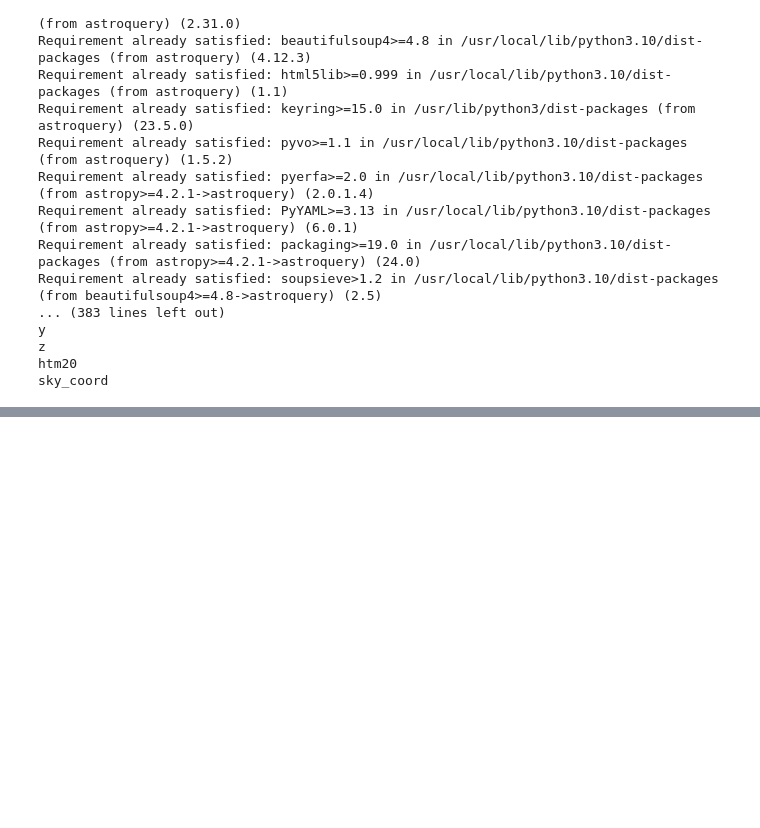
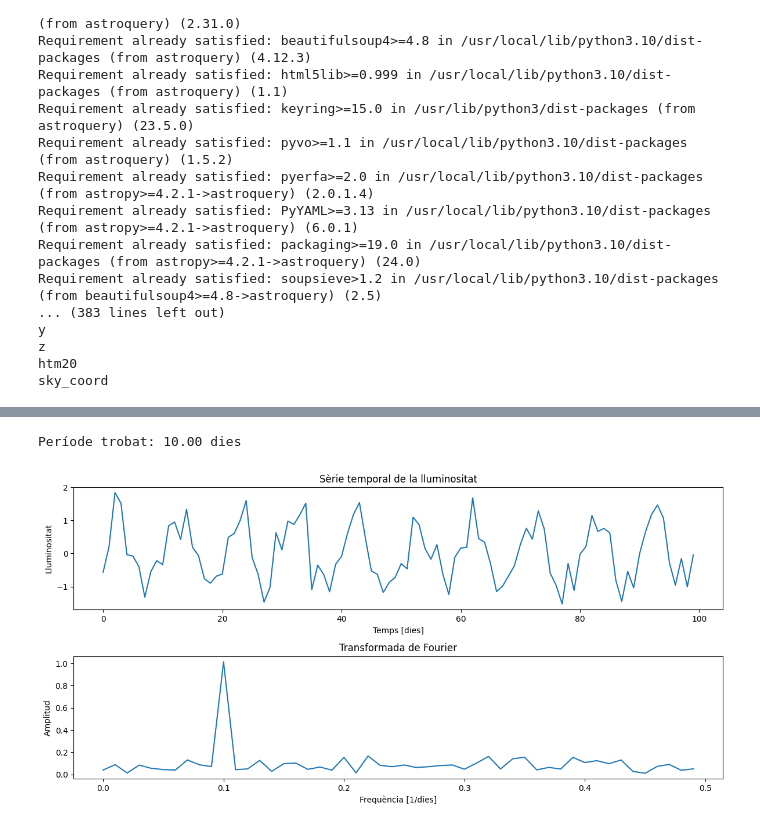
Before and after one commit to drfperez/lightkurve, a Jupyter notebook: lightcurke1.ipynb, the cells around one changed output, grey strips where cells are left out. Saved outputs shown, nothing was run; the diff lists cells and outputs as text; code cells hidden in the pictures; blank space fills up the shorter version.

```diff
--- a/lightcurke1.ipynb
+++ b/lightcurke1.ipynb
@@ -299,0 +329,44 @@ Text(value='', description='Exoplanet Name:', placeholder='Enter the name of an
+# %%
+
+import numpy as np
+import matplotlib.pyplot as plt
+from scipy.fft import fft, fftfreq
+
+# Generar dades sintètiques
+N = 100  # nombre de punts de dades
+T = 1.0  # interval de temps entre mesures (1 dia)
+x = np.linspace(0.0, N*T, N, endpoint=False)
+# La lluminositat varia amb un període de 10 dies
+y = np.sin(2.0 * np.pi * x / 10) + 0.5 * np.random.normal(size=N)
+
+# Aplicar la transformada de Fourier
+yf = fft(y)
+xf = fftfreq(N, T)[:N//2]
+
+# Calcular el període corresponent a la freqüència dominant
+dominant_freq = xf[np.argmax(np.abs(yf[:N//2]))]
+period = 1 / dominant_freq
+
+# Mostrar els resultats
+print(f"Període trobat: {period:.2f} dies")
+
+# Visualitzar les dades i l'espectre de Fourier
+plt.figure(figsize=(12, 6))
+
+plt.subplot(2, 1, 1)
+plt.plot(x, y)
+plt.title('Sèrie temporal de la lluminositat')
+plt.xlabel('Temps [dies]')
+plt.ylabel('Lluminositat')
+
+plt.subplot(2, 1, 2)
+plt.plot(xf, 2.0/N * np.abs(yf[:N//2]))
+plt.title('Transformada de Fourier')
+plt.xlabel('Frequència [1/dies]')
+plt.ylabel('Amplitud')
+
+plt.tight_layout()
+plt.show()
+# %% [output]
+Període trobat: 10.00 dies
+[figure, added]
```
Also changed, not shown: parts of 1 cell of this notebook.
